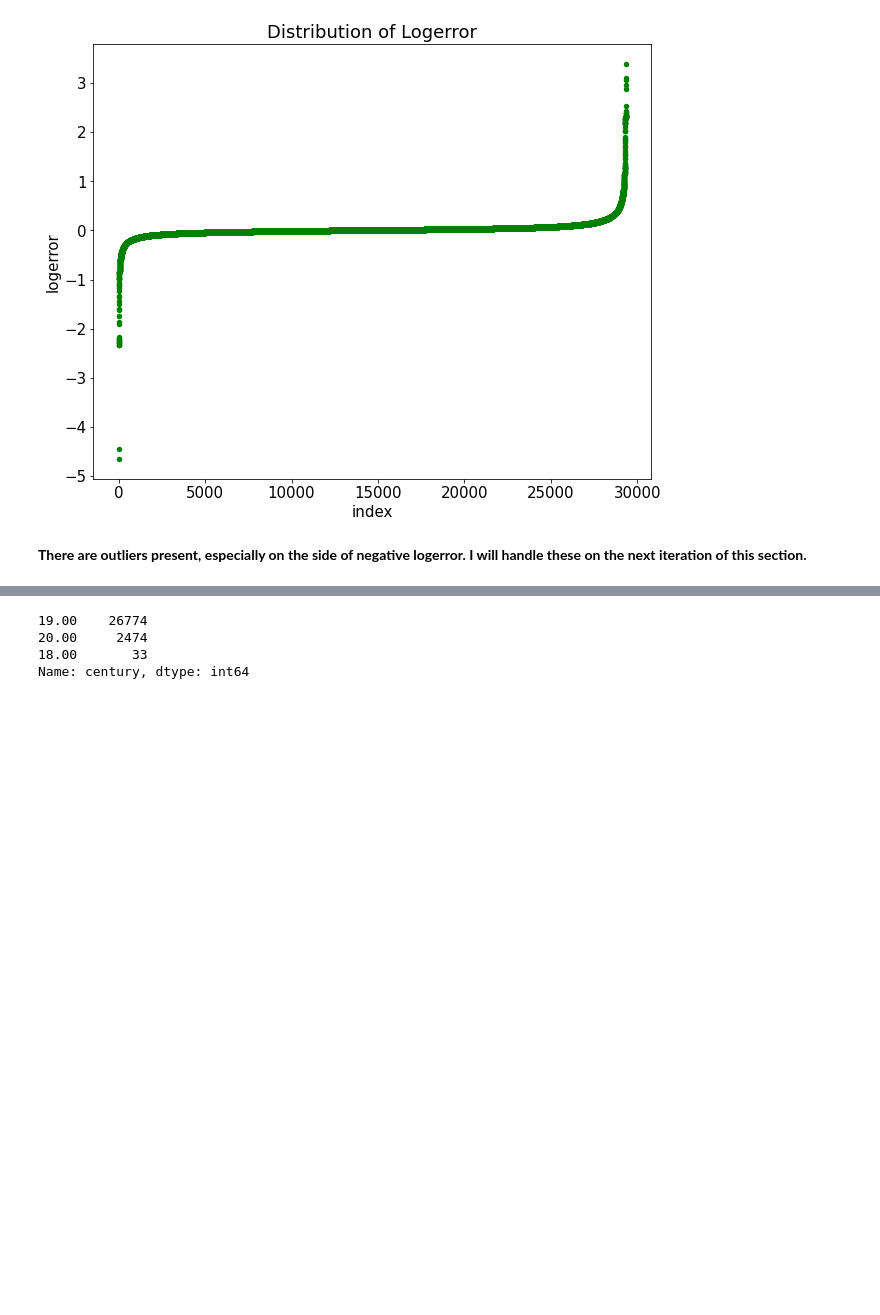
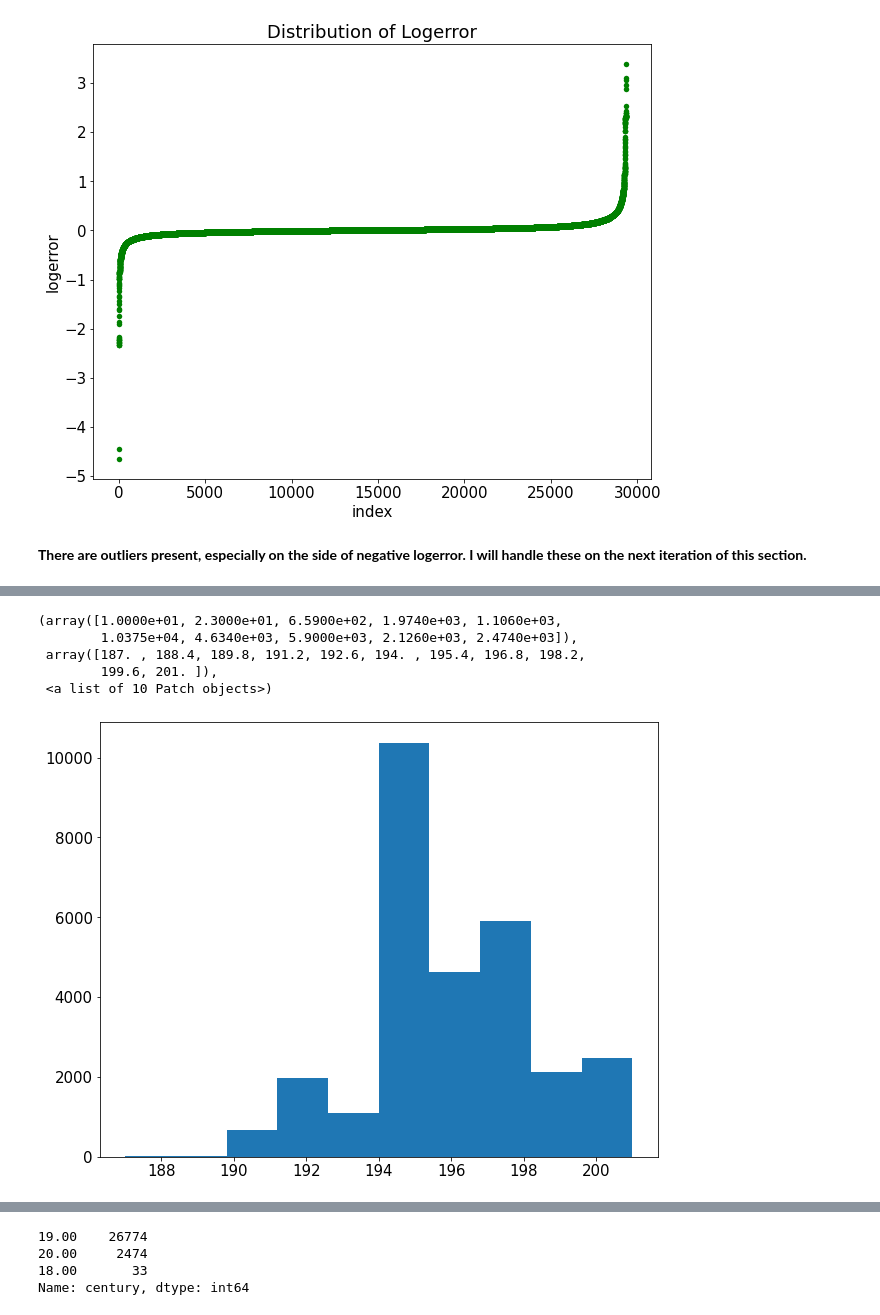
Before and after one commit to KwameTaylor/kwames-zillow-zestimates-error-control, a Jupyter notebook: explore.ipynb, the cells around one changed output, grey strips where cells are left out. Drawn from its saved outputs; the diff is of its cells as text; code cells hidden in the pictures; blank space fills up the shorter version.

```diff
--- a/explore.ipynb
+++ b/explore.ipynb
@@ -205,0 +206,9 @@ corr_heatmap(X_train_scaled)
+# %%
+plt.hist(train.decade)
+# %% [output]
+(array([1.0000e+01, 2.3000e+01, 6.5900e+02, 1.9740e+03, 1.1060e+03,
+        1.0375e+04, 4.6340e+03, 5.9000e+03, 2.1260e+03, 2.4740e+03]),
+ array([187. , 188.4, 189.8, 191.2, 192.6, 194. , 195.4, 196.8, 198.2,
+        199.6, 201. ]),
+ <a list of 10 Patch objects>)
+[figure, added]
```
Also changed, not shown: parts of 23 cells of this notebook, 3 other files.
